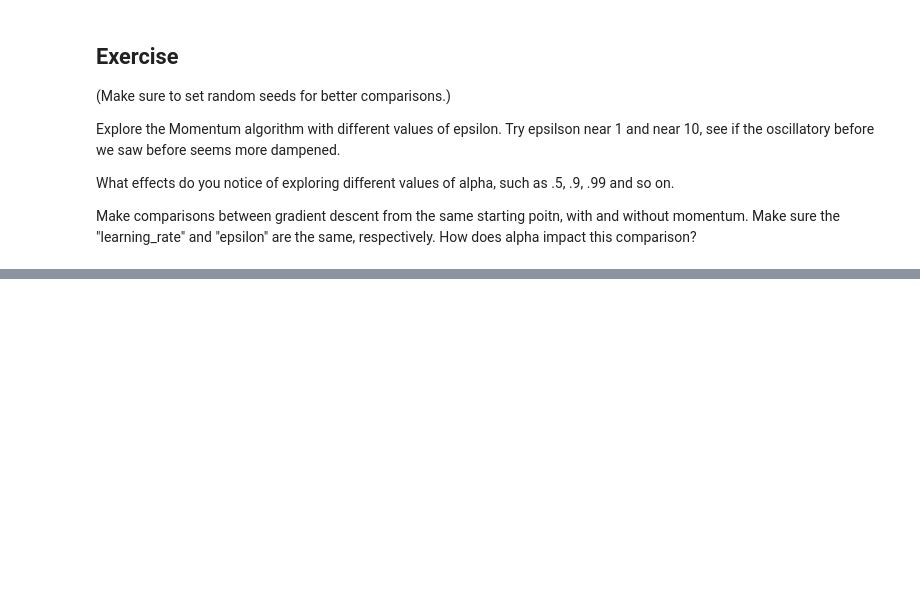
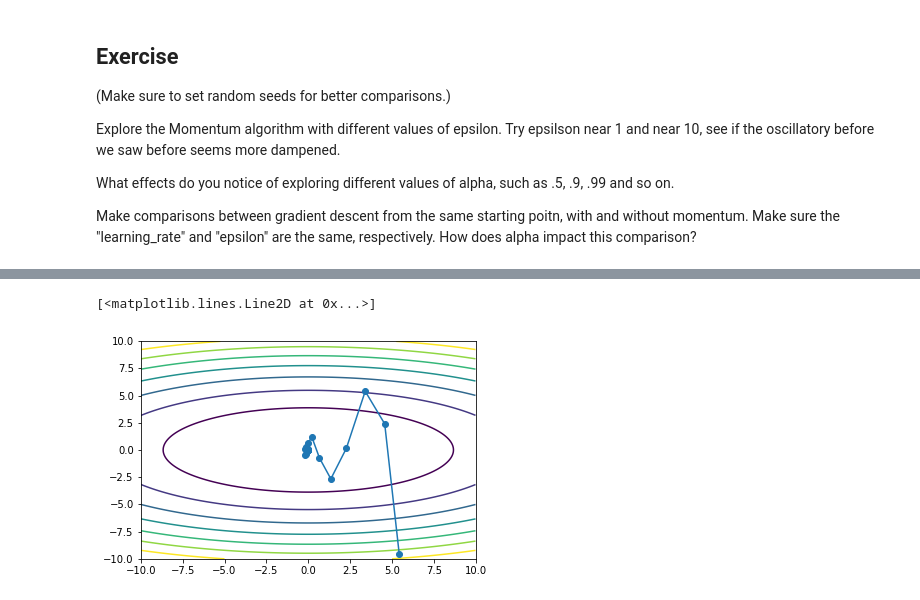
Before and after one commit to s2t2/ANLY-590-Deep-Learning, a Jupyter notebook: week3/Gradient_Descent.ipynb, the cells around one changed output, grey strips where cells are left out. Saved outputs shown, nothing was run; the diff lists cells and outputs as text; code cells hidden in the pictures; blank space fills up the shorter version.

```diff
--- a/week3/Gradient_Descent.ipynb
+++ b/week3/Gradient_Descent.ipynb
@@ -101,0 +140,12 @@ Make comparisons between gradient descent from the same starting poitn, with and
+# %%
+np.random.seed(10)
+traj = grad_descent_with_momentum(iterations=50, epsilon=10, alpha=.5)
+
+fig, ax = plt.subplots()
+CS = ax.contour(X, Y, Z)
+x= traj[:,0]
+y= traj[:,1]
+plt.plot(x,y,'-o')
+# %% [output]
+[<matplotlib.lines.Line2D at 0x...>]
+[figure, added]
```
Also changed, not shown: parts of 3 cells of this notebook.
